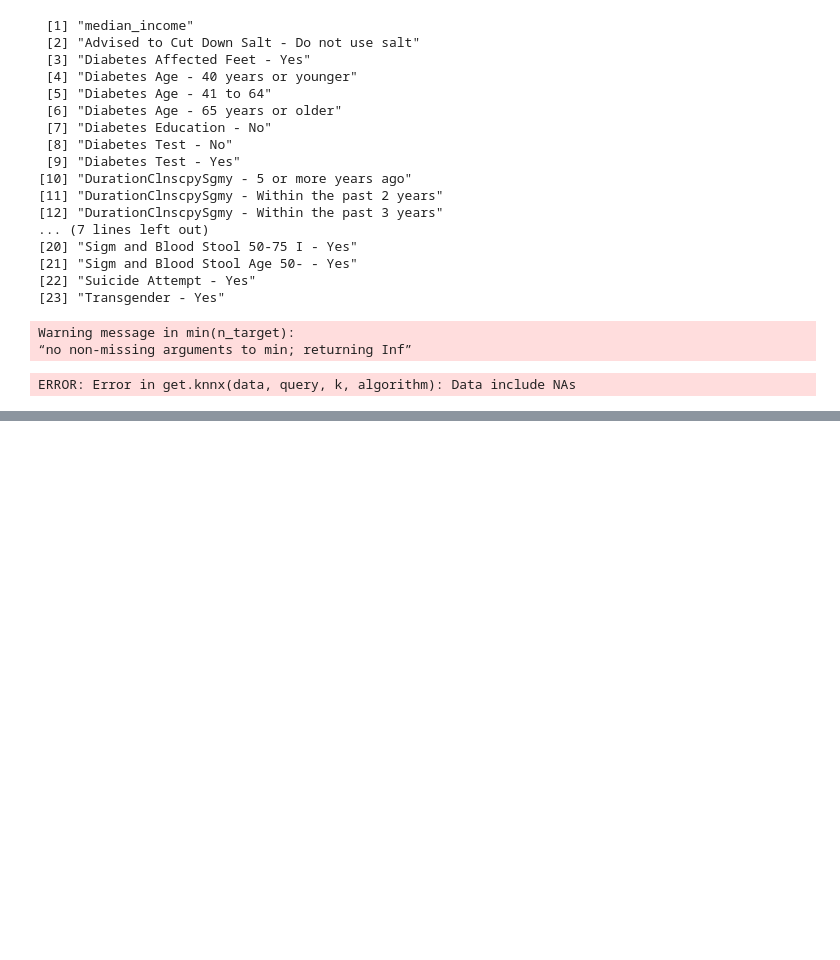
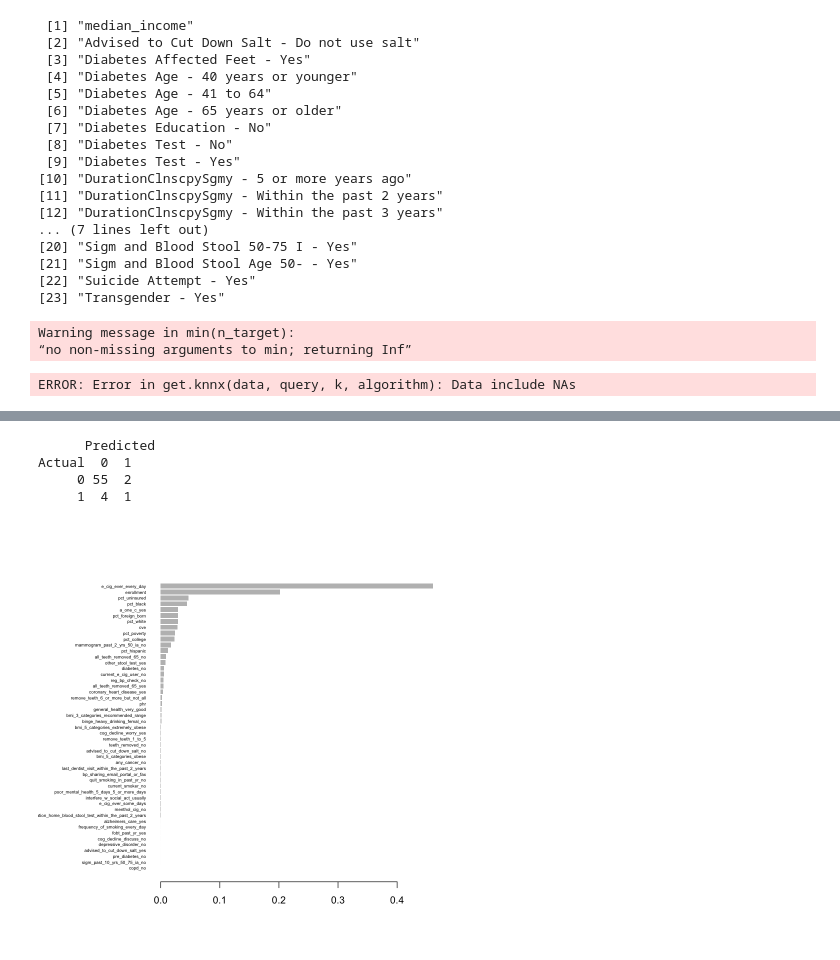
Before and after one commit to aichacamara/Measles-Outbreak-and-Public-Policy-Reluctance, a Jupyter notebook: 2026SU/Regression_tree.ipynb, the cells around one changed output, grey strips where cells are left out. Saved outputs shown, nothing was run; the diff lists cells and outputs as text; code cells hidden in the pictures; blank space fills up the shorter version.

Commit message:
Draft of all regression trees

```diff
--- a/2026SU/Regression_tree.ipynb
+++ b/2026SU/Regression_tree.ipynb
@@ -269,25 +269,27 @@ library(rsample)
 library(smotefamily)
 library(janitor)
 
-set.seed(123)
+set.seed(100)
 
 # ── 1. Load & Clean Column Names ──────────────────────────────────────────
 merged <- read_csv("data/merged_data.csv") |>
   clean_names()
 
-# ── 2. Binarize outcome (any outbreak = 1) ─────────────────────────────────
-merged$outbreak <- as.integer(merged$outbreak > 0)
+# ── 2. Binarize outcome (any outbreak = 1) ────────────────────────────────
+merged$outbreak <- as.integer(merged$outbreak >= 2)
 table(merged$outbreak)   # check: expect ~37 positives, ~217 negatives
 
 # ── 3. Train/test split ────────────────────────────────────────────────────
-split <- initial_split(merged, prop = 0.75, strata = "outbreak")
-train <- training(split)
-test  <- testing(split)
+strata <- ifelse(merged$outbreak > 0, "nonzero", "zero")
+index <- createDataPartition(strata, p = 0.75, list = FALSE)
+train <- merged[index,]
+test <- merged[-index,]
 
 # ── 4. Drop County and 100%-NA columns ────────────────────────────────────
 train <- train[, !names(train) %in% c("county")]
 train <- train[, colMeans(is.na(train)) < 0.5]   # drops median_income + 22 others
 
+# This might be sketchy and 4 too
 # ── 5. Impute remaining NAs with column medians ────────────────────────────
 train <- train |>
   mutate(across(
@@ -379,0 +426,47 @@ Actual  0  1
+# %%
+# Boosting tree
+library(xgboost) # extreme boosting
+
+# boos: The algorithm draws a bootstrap sample of the training data in each iteration using the weights for each observation.
+# Misclassified or harder-to-predict samples receive higher weights, meaning they are
+# more likely to be selected for the next tree's training data
+
+# mfinal: number of iterations
+
+# TODO: add control bc it uses rpart each iteration
+# Prepare matrices for xgb boost
+X_train <- as.matrix(train_balanced[, names(train_balanced) != "outbreak"])
+y_train <- as.numeric(as.character(train_balanced$outbreak))
+
+X_test  <- as.matrix(test[, names(test) != "outbreak"])
+y_test  <- as.numeric(as.character(test$outbreak))
+
+dtrain  <- xgb.DMatrix(data = X_train, label = y_train)
+dtest   <- xgb.DMatrix(data = X_test,  label = y_test)
+
+boost_model <- xgb.train(
+  params = list(
+    objective   = "multi:softmax",
+    eval_metric = "mlogloss",
+    num_class   = 2,
+    max_depth   = 3,
+    eta         = 0.1
+  ),
+  data    = dtrain,
+  nrounds = 500
+)
+
+pred <- as.factor(predict(boost_model, dtest))
+
+boost_table <- table(Actual = as.factor(y_test), Predicted = pred)
+boost_table
+
+# importance graph
+importance_matrix <- xgb.importance(model = boost_model)
+xgb.plot.importance(importance_matrix)
+# %% [output]
+      Predicted
+Actual  0  1
+     0 55  2
+     1  4  1
+[figure, added]
```
Also changed, not shown: parts of 5 cells of this notebook.
